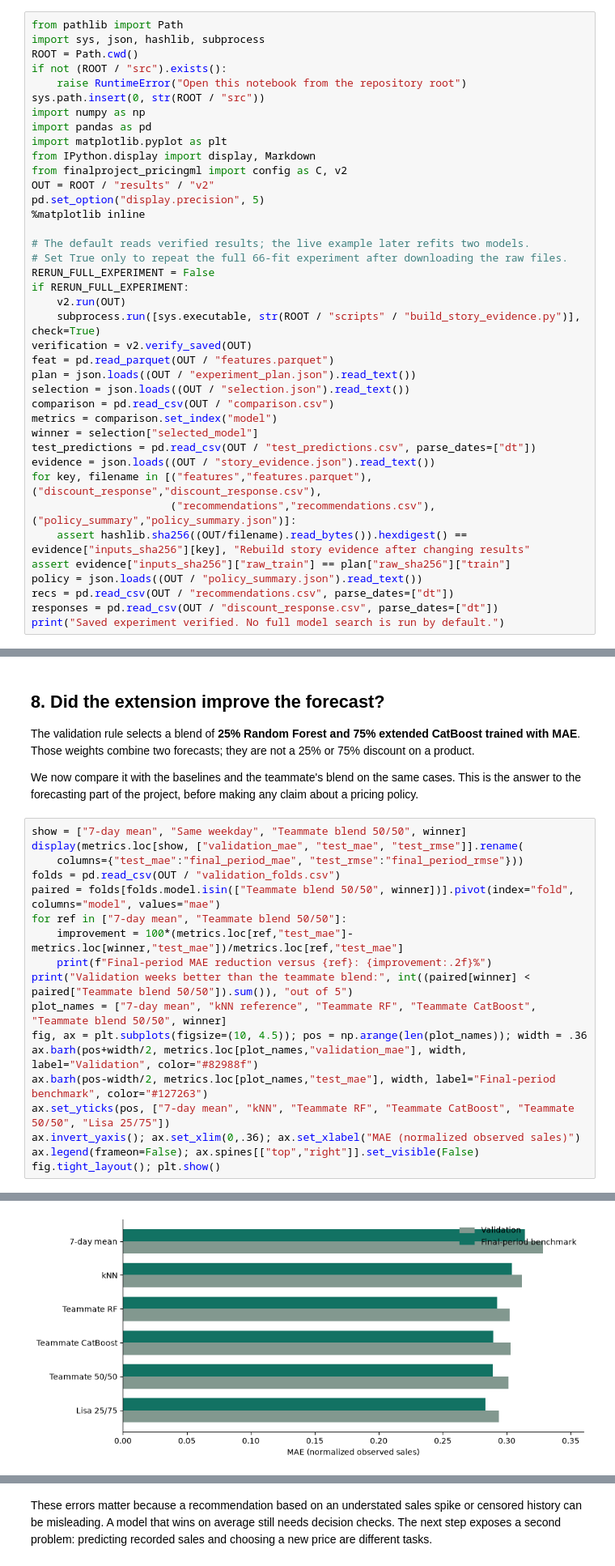
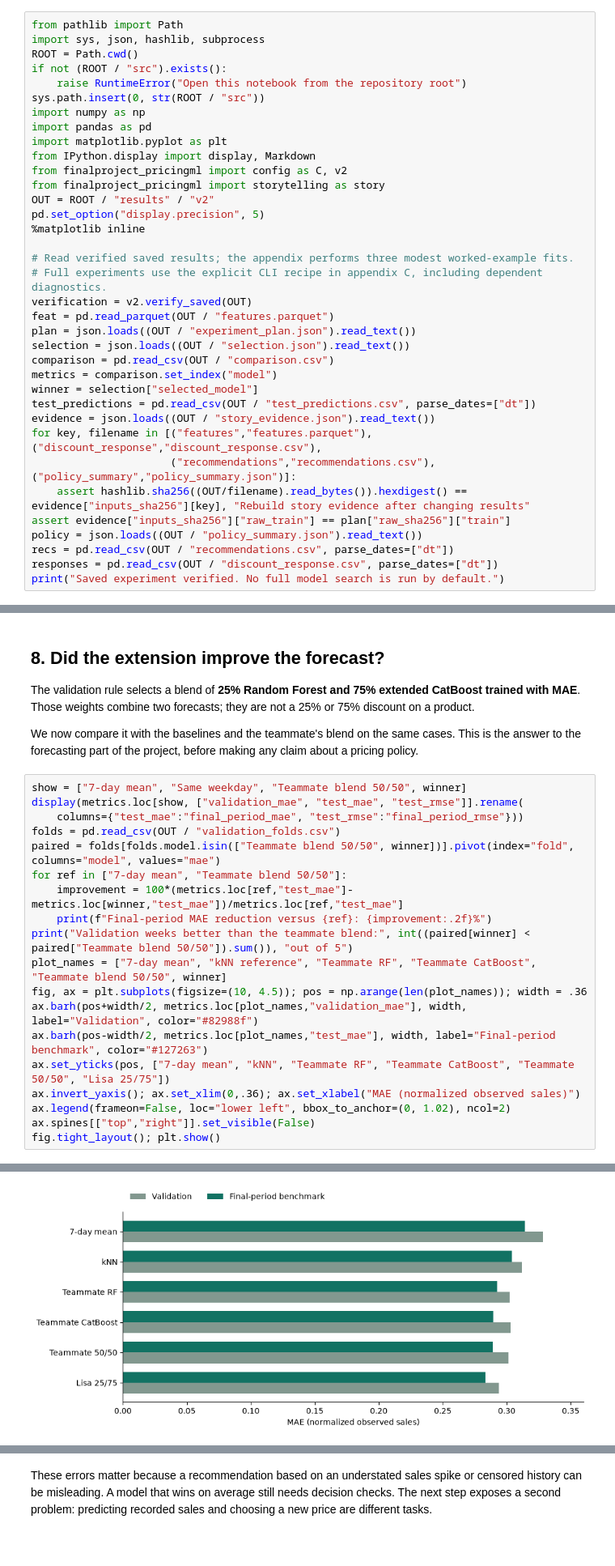
Before and after one commit to Lisayinyy/MAIB_7002, a Jupyter notebook: 02_lisa_pipeline.ipynb, the cells around one changed output, grey strips where cells are left out. Shown at 81% size. Drawn from its saved outputs; the diff is of its cells as text; blank space fills up the shorter version.

Commit message:
Develop full project investigation, controlled evidence and visual poster

```diff
--- a/02_lisa_pipeline.ipynb
+++ b/02_lisa_pipeline.ipynb
@@ -109,16 +109,13 @@ import pandas as pd
 import matplotlib.pyplot as plt
 from IPython.display import display, Markdown
 from finalproject_pricingml import config as C, v2
+from finalproject_pricingml import storytelling as story
 OUT = ROOT / "results" / "v2"
 pd.set_option("display.precision", 5)
 %matplotlib inline
 
-# The default reads verified results; the live example later refits two models.
-# Set True only to repeat the full 66-fit experiment after downloading the raw files.
-RERUN_FULL_EXPERIMENT = False
-if RERUN_FULL_EXPERIMENT:
-    v2.run(OUT)
-    subprocess.run([sys.executable, str(ROOT / "scripts" / "build_story_evidence.py")], check=True)
+# Read verified saved results; the appendix performs three modest worked-example fits.
+# Full experiments use the explicit CLI recipe in appendix C, including dependent diagnostics.
 verification = v2.verify_saved(OUT)
 feat = pd.read_parquet(OUT / "features.parquet")
 plan = json.loads((OUT / "experiment_plan.json").read_text())
@@ -368,32 +720,33 @@ the forecasting part of the project, before making any claim about a pricing pol
 # %%
 show = ["7-day mean", "Same weekday", "Teammate blend 50/50", winner]
 display(metrics.loc[show, ["validation_mae", "test_mae", "test_rmse"]].rename(
     columns={"test_mae":"final_period_mae", "test_rmse":"final_period_rmse"}))
 folds = pd.read_csv(OUT / "validation_folds.csv")
 paired = folds[folds.model.isin(["Teammate blend 50/50", winner])].pivot(index="fold", columns="model", values="mae")
 for ref in ["7-day mean", "Teammate blend 50/50"]:
     improvement = 100*(metrics.loc[ref,"test_mae"]-metrics.loc[winner,"test_mae"])/metrics.loc[ref,"test_mae"]
     print(f"Final-period MAE reduction versus {ref}: {improvement:.2f}%")
 print("Validation weeks better than the teammate blend:", int((paired[winner] < paired["Teammate blend 50/50"]).sum()), "out of 5")
 plot_names = ["7-day mean", "kNN reference", "Teammate RF", "Teammate CatBoost", "Teammate blend 50/50", winner]
 fig, ax = plt.subplots(figsize=(10, 4.5)); pos = np.arange(len(plot_names)); width = .36
 ax.barh(pos+width/2, metrics.loc[plot_names,"validation_mae"], width, label="Validation", color="#82988f")
 ax.barh(pos-width/2, metrics.loc[plot_names,"test_mae"], width, label="Final-period benchmark", color="#127263")
 ax.set_yticks(pos, ["7-day mean", "kNN", "Teammate RF", "Teammate CatBoost", "Teammate 50/50", "Lisa 25/75"])
 ax.invert_yaxis(); ax.set_xlim(0,.36); ax.set_xlabel("MAE (normalized observed sales)")
-ax.legend(frameon=False); ax.spines[["top","right"]].set_visible(False)
+ax.legend(frameon=False, loc="lower left", bbox_to_anchor=(0, 1.02), ncol=2)
+ax.spines[["top","right"]].set_visible(False)
 fig.tight_layout(); plt.show()
 # %% [output]
 |  | validation_mae | final_period_mae | final_period_rmse |
 | model |  |  |  |
 | 7-day mean | 0.32840 | 0.31418 | 0.52089 |
 | Same weekday | 0.41502 | 0.39975 | 0.61707 |
 | Teammate blend 50/50 | 0.30125 | 0.28923 | 0.45926 |
 | RF + validation best (25/75) | 0.29402 | 0.28339 | 0.45605 |
 Final-period MAE reduction versus 7-day mean: 9.80%
 Final-period MAE reduction versus Teammate blend 50/50: 2.02%
 Validation weeks better than the teammate blend: 5 out of 5
-[figure, old version]
+[figure, new version]
 # %% [markdown]
 The selected blend has lower MAE than the teammate's blend in all five validation weeks and improves
 final-period MAE by about 2%. That is a modest, measured gain within this cohort. It does not establish
```
Also changed, not shown: parts of 48 cells of this notebook, 41 other files.
